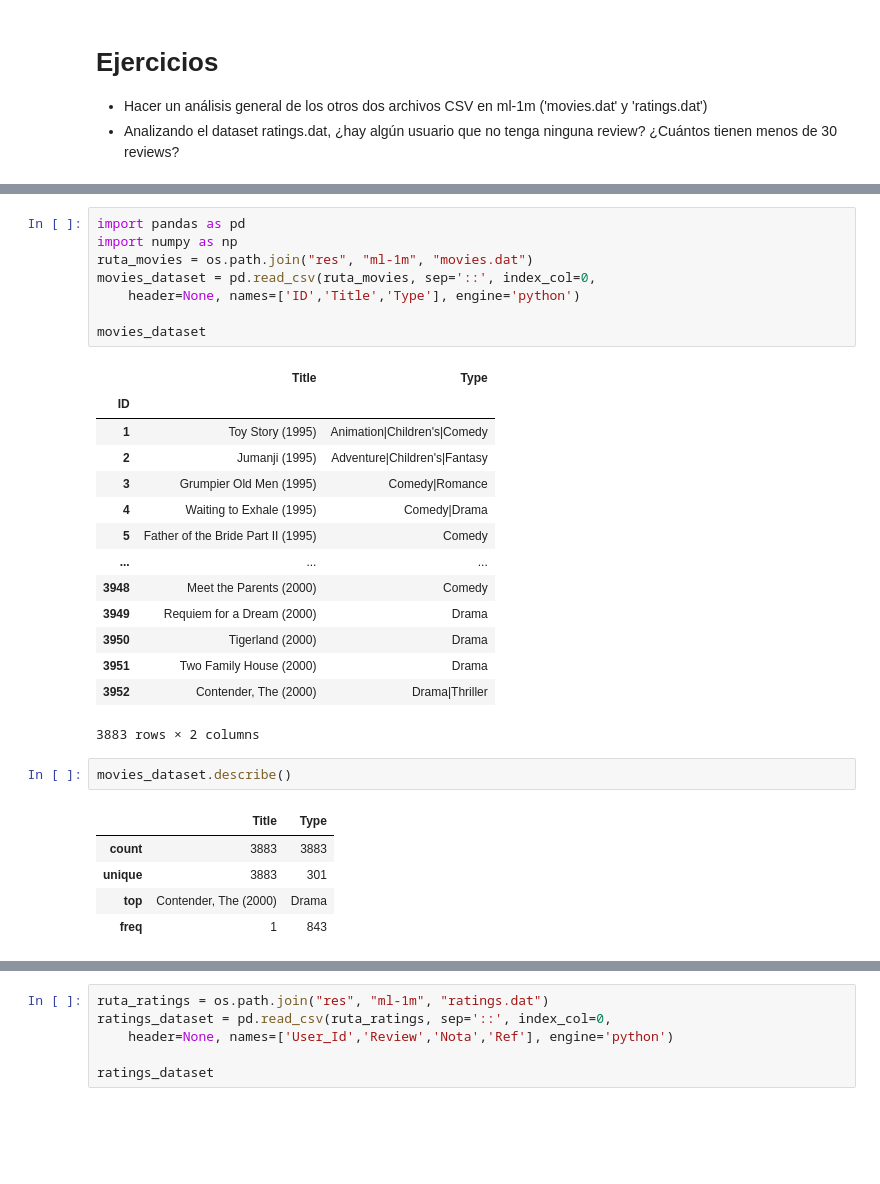
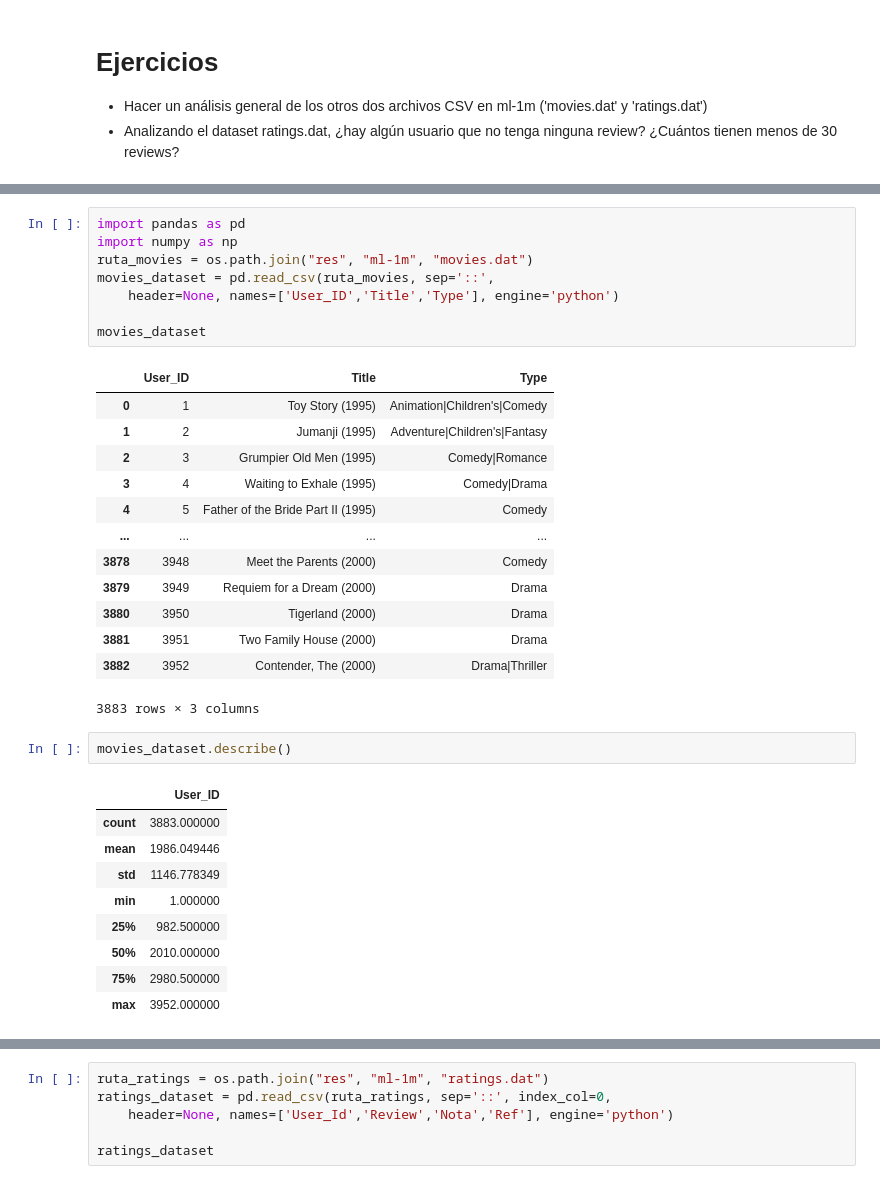
Before and after one commit to jmrodriguez2552/cedapython, a Jupyter notebook: ANALISIS_DATOS_PYTHON/NOTEBOOKS/5101_Librería_Pandas(I).ipynb, the cells around one changed output, grey strips where cells are left out. Drawn from its saved outputs; the diff is of its cells as text; blank space fills up the shorter version.

```diff
--- a/ANALISIS_DATOS_PYTHON/NOTEBOOKS/5101_Librería_Pandas(I).ipynb
+++ b/ANALISIS_DATOS_PYTHON/NOTEBOOKS/5101_Librería_Pandas(I).ipynb
@@ -1272,34 +1272,37 @@ programa o archivo por lotes ejecutable.
 # %%
 import pandas as pd
 import numpy as np
 ruta_movies = os.path.join("res", "ml-1m", "movies.dat")
-movies_dataset = pd.read_csv(ruta_movies, sep='::', index_col=0,
-    header=None, names=['ID','Title','Type'], engine='python')
+movies_dataset = pd.read_csv(ruta_movies, sep='::',
+    header=None, names=['User_ID','Title','Type'], engine='python')
 
 movies_dataset
 # %% [output]
-|  | Title | Type |
-| ID |  |  |
-| 1 | Toy Story (1995) | Animation|Children's|Comedy |
-| 2 | Jumanji (1995) | Adventure|Children's|Fantasy |
-| 3 | Grumpier Old Men (1995) | Comedy|Romance |
-| 4 | Waiting to Exhale (1995) | Comedy|Drama |
-| 5 | Father of the Bride Part II (1995) | Comedy |
-| ... | ... | ... |
-| 3948 | Meet the Parents (2000) | Comedy |
-| 3949 | Requiem for a Dream (2000) | Drama |
-| 3950 | Tigerland (2000) | Drama |
-| 3951 | Two Family House (2000) | Drama |
-| 3952 | Contender, The (2000) | Drama|Thriller |
+|  | User_ID | Title | Type |
+| 0 | 1 | Toy Story (1995) | Animation|Children's|Comedy |
+| 1 | 2 | Jumanji (1995) | Adventure|Children's|Fantasy |
+| 2 | 3 | Grumpier Old Men (1995) | Comedy|Romance |
+| 3 | 4 | Waiting to Exhale (1995) | Comedy|Drama |
+| 4 | 5 | Father of the Bride Part II (1995) | Comedy |
+| ... | ... | ... | ... |
+| 3878 | 3948 | Meet the Parents (2000) | Comedy |
+| 3879 | 3949 | Requiem for a Dream (2000) | Drama |
+| 3880 | 3950 | Tigerland (2000) | Drama |
+| 3881 | 3951 | Two Family House (2000) | Drama |
+| 3882 | 3952 | Contender, The (2000) | Drama|Thriller |
-3883 rows × 2 columns
+3883 rows × 3 columns
 # %%
 movies_dataset.describe()
 # %% [output]
-|  | Title | Type |
-| count | 3883 | 3883 |
-| unique | 3883 | 301 |
-| top | Contender, The (2000) | Drama |
-| freq | 1 | 843 |
+|  | User_ID |
+| count | 3883.000000 |
+| mean | 1986.049446 |
+| std | 1146.778349 |
+| min | 1.000000 |
+| 25% | 982.500000 |
+| 50% | 2010.000000 |
+| 75% | 2980.500000 |
+| max | 3952.000000 |
 # %%
 movies_dataset.info()
 # %% [output]
```
Also changed, not shown: parts of 13 cells of this notebook, 1 other file.
